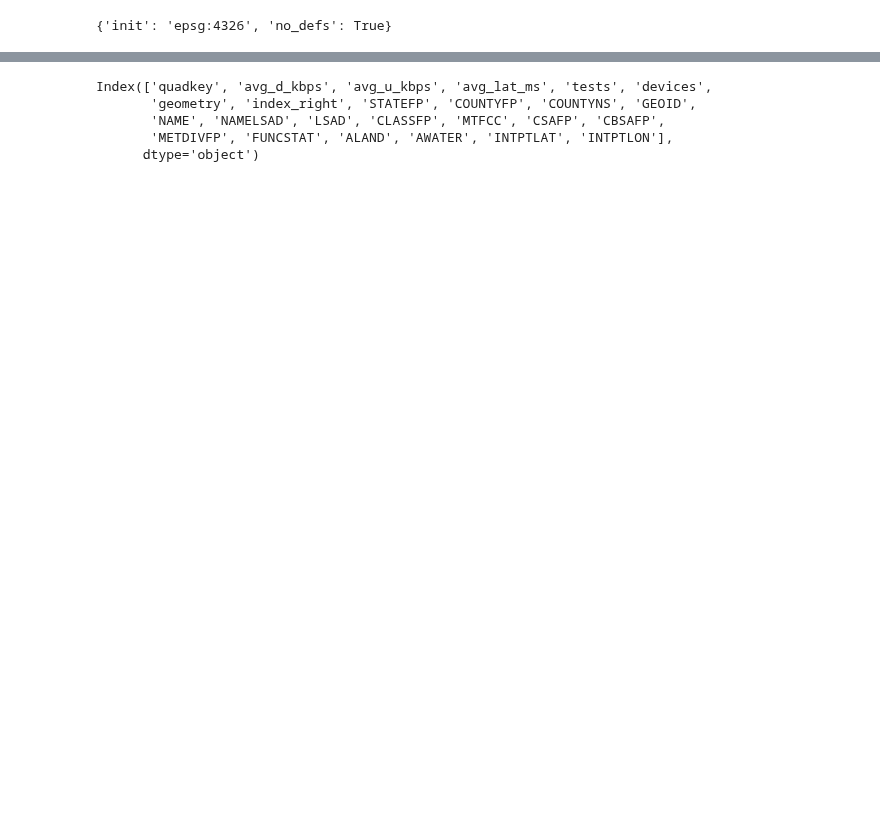
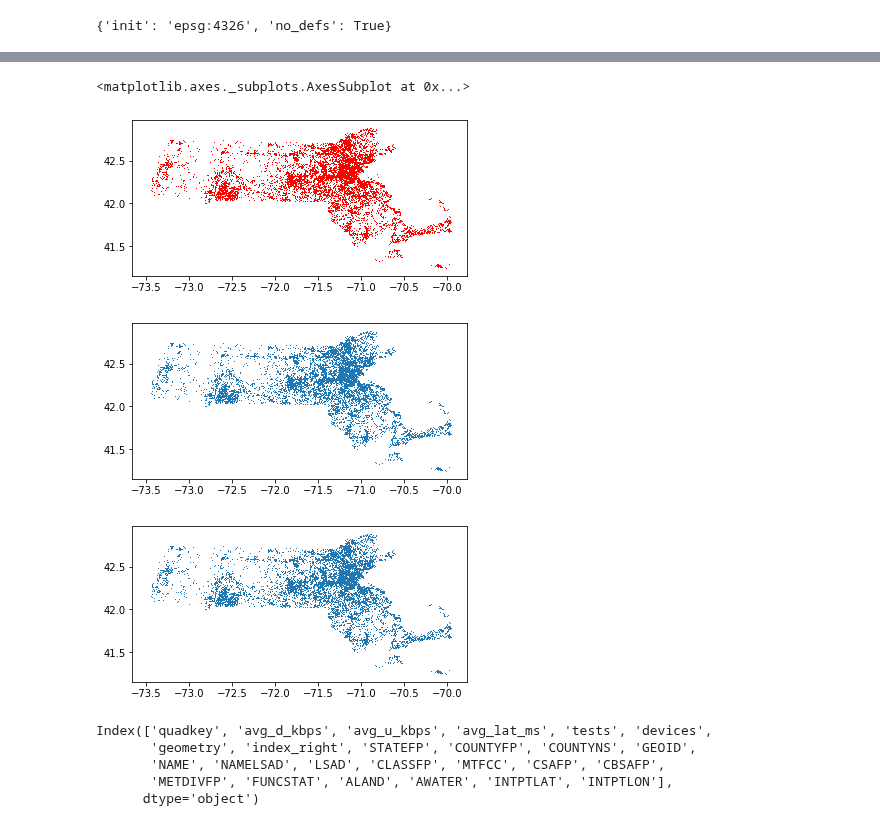
Before and after one commit to BU-Spark/CS506Spring2021Repository, a Jupyter notebook: mapc2/Get Mass Data and Convert to csv.ipynb, the cells around one changed output, grey strips where cells are left out. Drawn from its saved outputs; the diff is of its cells as text; code cells hidden in the pictures; blank space fills up the shorter version.

```diff
--- a/mapc2/Get Mass Data and Convert to csv.ipynb
+++ b/mapc2/Get Mass Data and Convert to csv.ipynb
@@ -105,0 +163,4 @@ ma_counties.crs
+# %%
+# check number of data in MA
+state_area = gp.read_file('./data/tl_2020_us_state')
+state_area
@@ -105,0 +185,5 @@ ma_counties.crs
+# %%
+ma = state_area.loc[state_area['STATEFP'] == '25'].to_crs(epsg=4326)
+# %%
+tiles_in_ma = gp.sjoin(tiles, ma, how="inner", op='intersects')
+tiles_in_ma
@@ -105,0 +209,4 @@ ma_counties.crs
+# %%
+#check
+check = gp.overlay(tiles_in_ma, tiles_in_ma_cities, how='intersection')
+check
@@ -106,3 +232,12 @@ ma_counties.crs
+# %%
+tiles_in_ma.plot(color='r')
+tiles_in_ma_cities.plot()
+check.plot()
+# %% [output]
+<matplotlib.axes._subplots.AxesSubplot at 0x...>
+[figure, added]
+[figure, added]
+[figure, added]
 # %%
 tiles_in_ma_counties.columns
 print()
```
Also changed, not shown: parts of 14 cells of this notebook, 1 other file.
